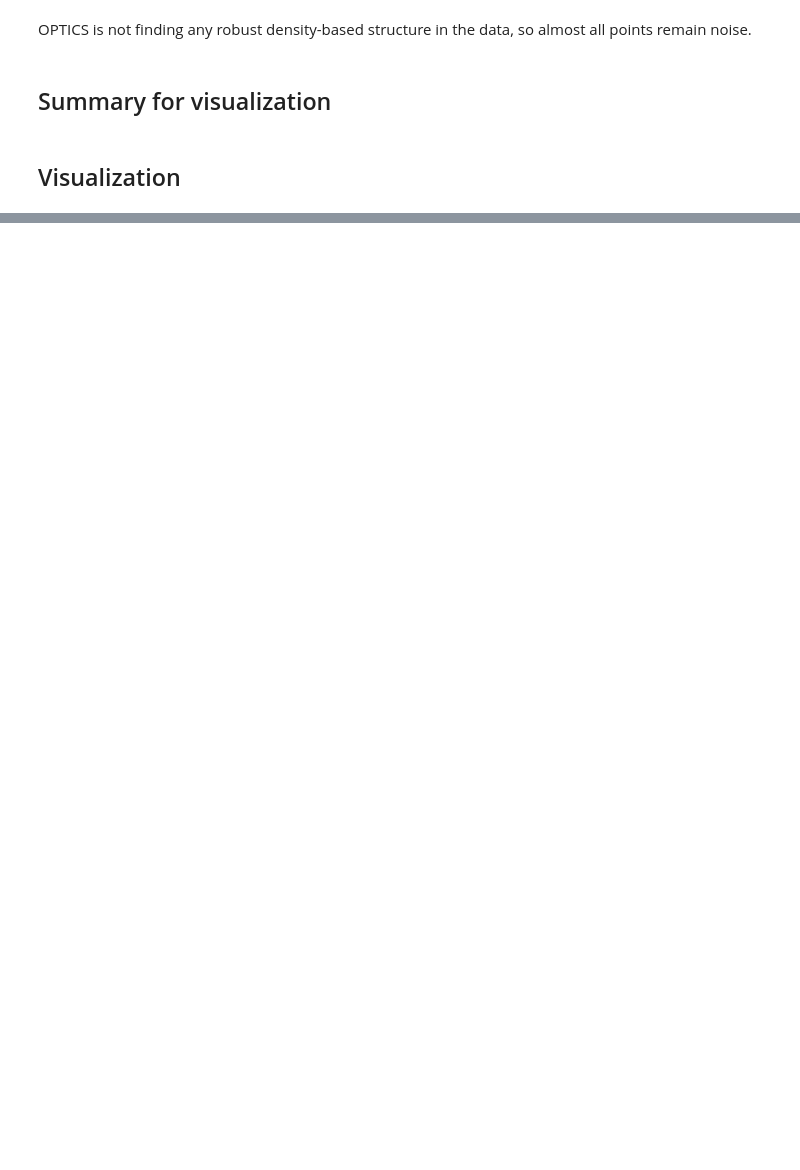
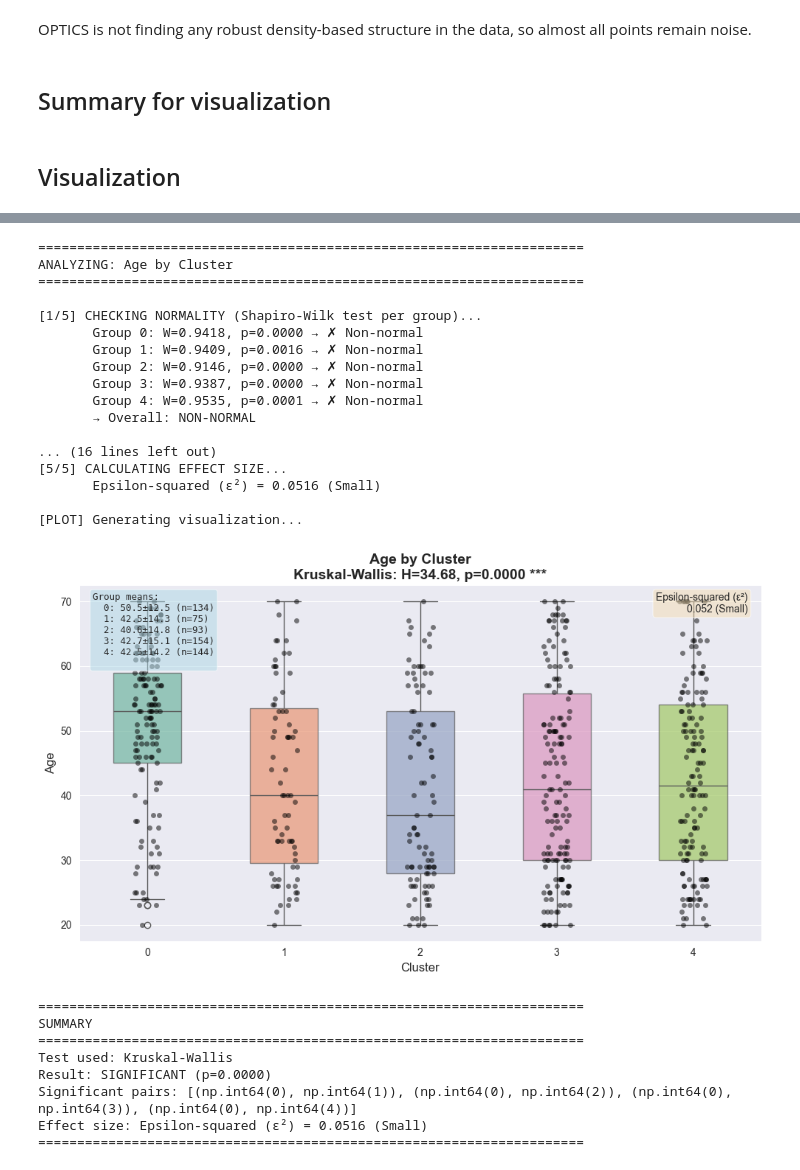
Before and after one commit to xandime/EEG_cluster_detection, a Jupyter notebook: compare_clustering_methods_prep_f.ipynb, the cells around one changed output, grey strips where cells are left out. Saved outputs shown, nothing was run; the diff lists cells and outputs as text; code cells hidden in the pictures; blank space fills up the shorter version.

```diff
--- a/compare_clustering_methods_prep_f.ipynb
+++ b/compare_clustering_methods_prep_f.ipynb
@@ -23,10 +23,10 @@ from metrics.internal_metrics import (
     compute_calinski_harabasz_score
 )
 # %%
-pca_data, pca_features, loadings = load_preprocessed_data()
-print(f"Data shape: {pca_features.shape}")
-print(f"Number of subjects: {pca_features.shape[0]}")
-print(f"Number of preprocessed features: {pca_features.shape[1]}")
+data, features, loadings = load_preprocessed_data()
+print(f"Data shape: {features.shape}")
+print(f"Number of subjects: {features.shape[0]}")
+print(f"Number of preprocessed features: {features.shape[1]}")
 # %% [output]
 Data shape: (600, 100)
 Number of subjects: 600
@@ -548,0 +551,48 @@ Analysis complete!
+# %%
+from metrics.external_metrics import (
+    load_external_variables,
+    analyze_continuous_variable,
+    analyze_categorical_variable
+)
+
+# Load demographics aligned with EEG data
+age, sex = load_external_variables(
+    external_csv_path='dataset/Dortmund_age&sex.csv',
+    subject_ids=data.index.values  # Ensures alignment
+)
+
+# Prepare DataFrame with cluster labels
+df_demographics = pd.DataFrame({
+    'Cluster': kmeans_labels,  # Replace with your best model's labels
+    'Age': age,
+    'Sex': sex
+})
+# %%
+age_results = analyze_continuous_variable(df_demographics, 'Cluster', 'Age')
+# %% [output]
+======================================================================
+ANALYZING: Age by Cluster
+======================================================================
+
+[1/5] CHECKING NORMALITY (Shapiro-Wilk test per group)...
+       Group 0: W=0.9418, p=0.0000 → ✗ Non-normal
+       Group 1: W=0.9409, p=0.0016 → ✗ Non-normal
+       Group 2: W=0.9146, p=0.0000 → ✗ Non-normal
+       Group 3: W=0.9387, p=0.0000 → ✗ Non-normal
+       Group 4: W=0.9535, p=0.0001 → ✗ Non-normal
+       → Overall: NON-NORMAL
+
+... (16 lines left out)
+[5/5] CALCULATING EFFECT SIZE...
+       Epsilon-squared (ε²) = 0.0516 (Small)
+
+[PLOT] Generating visualization...
+[figure, added]
+======================================================================
+SUMMARY
+======================================================================
+Test used: Kruskal-Wallis
+Result: SIGNIFICANT (p=0.0000)
+Significant pairs: [(np.int64(0), np.int64(1)), (np.int64(0), np.int64(2)), (np.int64(0), np.int64(3)), (np.int64(0), np.int64(4))]
+Effect size: Epsilon-squared (ε²) = 0.0516 (Small)
+======================================================================
```
Also changed, not shown: parts of 7 cells of this notebook, 4 other files.
